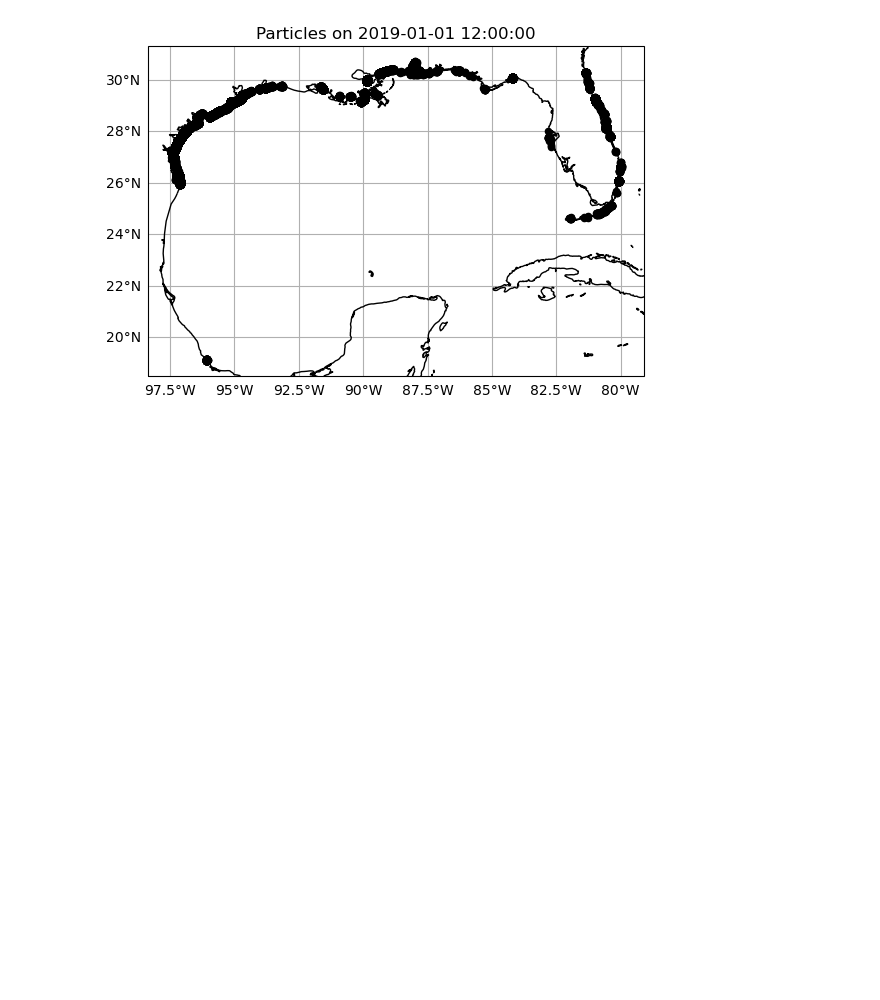
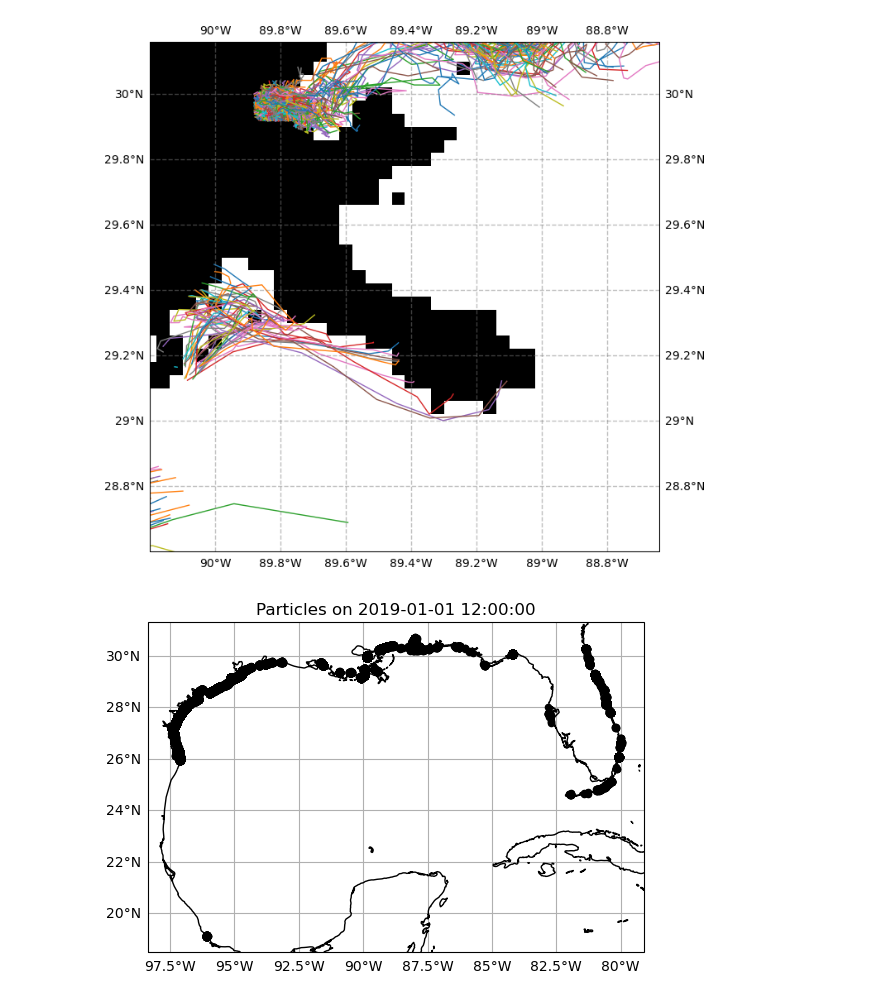
Before and after one commit to davidavzP/GOM_microplastics, a Jupyter notebook: test_backwards_sim.ipynb, the cells around one changed output. Drawn from its saved outputs; the diff is of its cells as text; code cells hidden in the pictures; blank space fills up the shorter version.

```diff
--- a/test_backwards_sim.ipynb
+++ b/test_backwards_sim.ipynb
@@ -34,0 +30,3 @@ Particle [5581621] lost !! (-86.4391 18.2168 0 8.5014e+07)
+# %%
+test = xr.open_zarr('testing_output/b_test.zarr')
+gom_masks = xr.open_dataset('data/gom_masks_w_inputs.nc')
@@ -35,3 +61,29 @@ Particle [5581621] lost !! (-86.4391 18.2168 0 8.5014e+07)
+# %%
+import matplotlib.pyplot as plt
+import cartopy.crs as ccrs
+import cmocean
+
+res_scale= 1/25
+lon_bins = np.arange(MIN_LON, MAX_LON, res_scale)
+lat_bins = np.arange(MIN_LAT, MAX_LAT, res_scale)
+
+X_land,Y_land = np.meshgrid(gom_masks.landmask['Latitude'],gom_masks.landmask['Longitude'],  indexing='ij')
+
+fig = plt.figure(figsize=(32,8))
+ax = plt.axes(projection=ccrs.PlateCarree())
+ax.gridlines(crs=ccrs.PlateCarree(), draw_labels=True,
+                  linewidth=1, color='gray', alpha=0.5, linestyle='--')
+#ax.coastlines(resolution='50m')
+ax.pcolormesh(Y_land, X_land, gom_masks.landmask,cmap='Greys')
+
+ax.set_extent([ -90.2, -88.64, 28.6, 30.16], ccrs.PlateCarree())
+
+
+_ = ax.plot(test['lon'].T, test['lat'].T, linewidth=1, zorder=1)
+# H, xedges, yedges = np.histogram2d(test_dd_clean['lon'], test_dd_clean['lat'], bins=(lon_bins, lat_bins))
+# ax.pcolormesh(xedges, yedges, np.log10(H.T), cmap=cmocean.cm.matter , vmin=0.0, rasterized=True)
+# %% [output]
+[figure, added]
 # %%
 pset.show()
 # %% [output]
```
Also changed, not shown: parts of 7 cells of this notebook, 5 other files.
